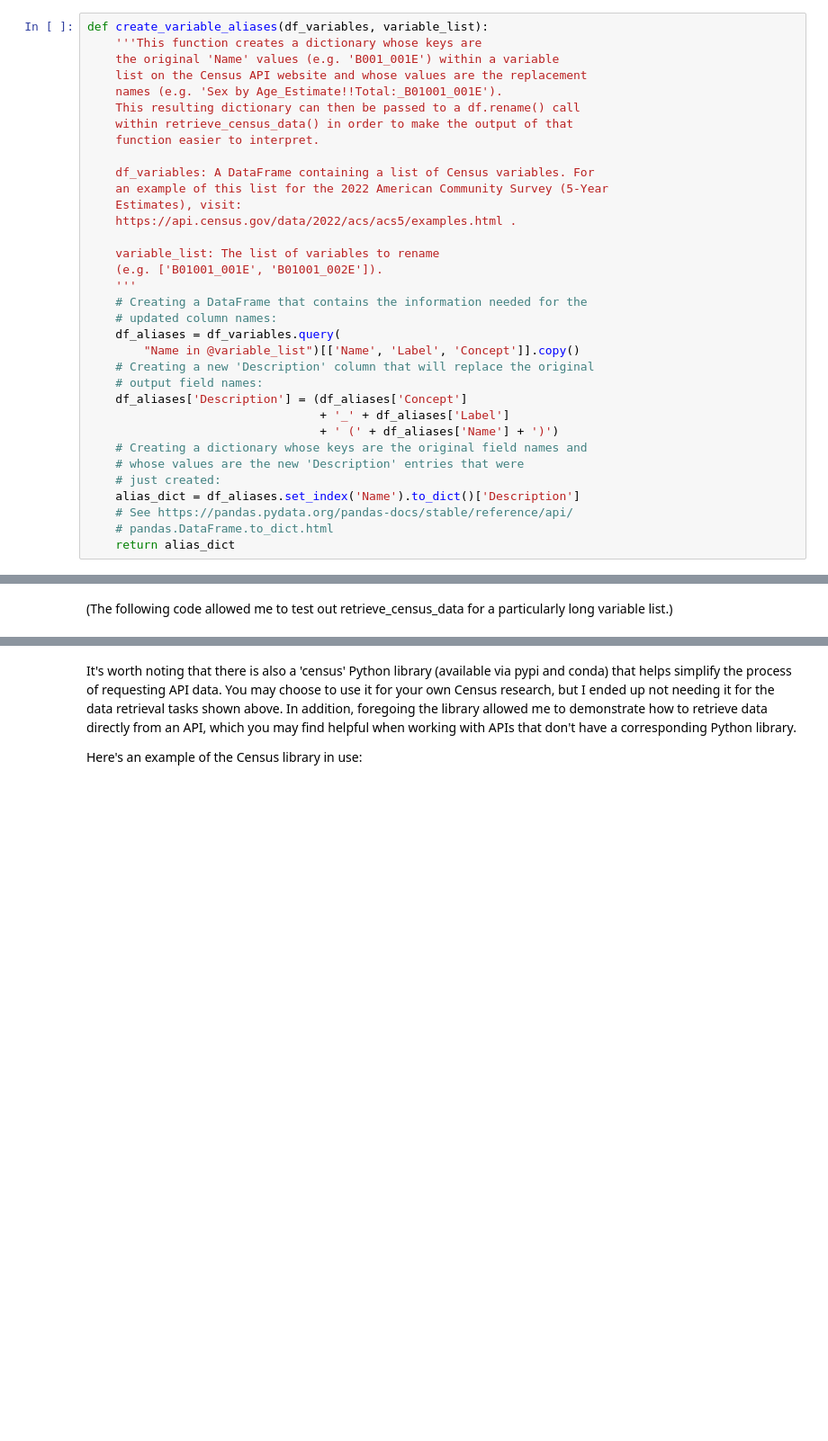
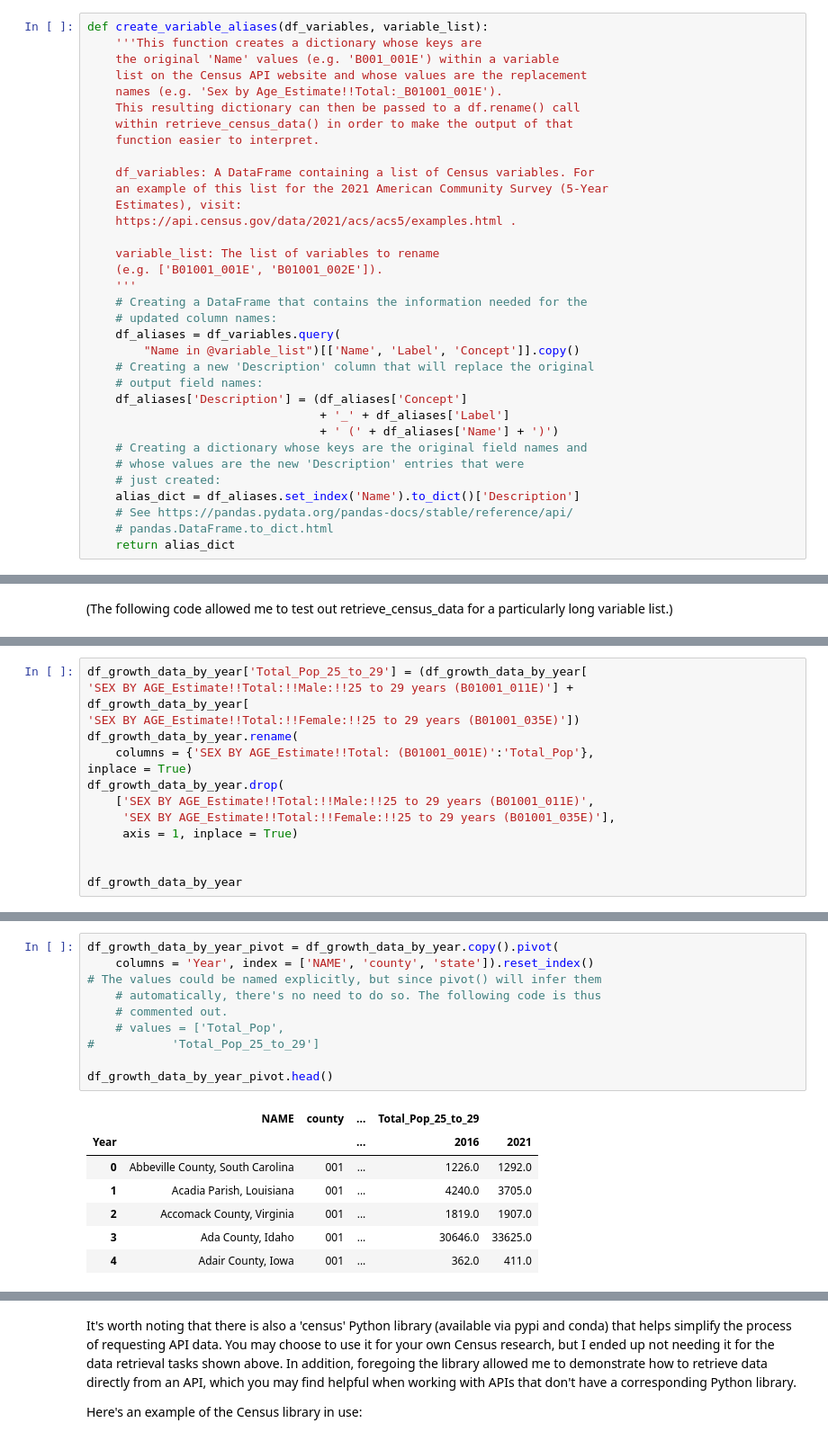
Before and after one commit to kburchfiel/pfn, a Jupyter notebook: Census_Data_Imports/census_data_imports.ipynb, the cells around one changed output, grey strips where cells are left out. Shown at 90% size. Drawn from its saved outputs; the diff is of its cells as text; blank space fills up the shorter version.

```diff
--- a/Census_Data_Imports/census_data_imports.ipynb
+++ b/Census_Data_Imports/census_data_imports.ipynb
@@ -198,9 +249,9 @@ def create_variable_aliases(df_variables, variable_list):
     function easier to interpret.
 
     df_variables: A DataFrame containing a list of Census variables. For
-    an example of this list for the 2022 American Community Survey (5-Year
+    an example of this list for the 2021 American Community Survey (5-Year
     Estimates), visit:
-    https://api.census.gov/data/2022/acs/acs5/examples.html .
+    https://api.census.gov/data/2021/acs/acs5/examples.html .
 
     variable_list: The list of variables to rename
     (e.g. ['B01001_001E', 'B01001_002E']).
@@ -470,0 +581,15 @@ Saving this data as a .csv file so that we can create maps of it within the Mapp
+# %%
+df_growth_data_by_year['Total_Pop_25_to_29'] = (df_growth_data_by_year[
+'SEX BY AGE_Estimate!!Total:!!Male:!!25 to 29 years (B01001_011E)'] +
+df_growth_data_by_year[
+'SEX BY AGE_Estimate!!Total:!!Female:!!25 to 29 years (B01001_035E)'])
+df_growth_data_by_year.rename(
+    columns = {'SEX BY AGE_Estimate!!Total: (B01001_001E)':'Total_Pop'},
+inplace = True)
+df_growth_data_by_year.drop(
+    ['SEX BY AGE_Estimate!!Total:!!Male:!!25 to 29 years (B01001_011E)',
+     'SEX BY AGE_Estimate!!Total:!!Female:!!25 to 29 years (B01001_035E)'],
+     axis = 1, inplace = True)
+
+
+df_growth_data_by_year
@@ -470,0 +606,18 @@ Saving this data as a .csv file so that we can create maps of it within the Mapp
+# %%
+df_growth_data_by_year_pivot = df_growth_data_by_year.copy().pivot(
+    columns = 'Year', index = ['NAME', 'county', 'state']).reset_index()
+# The values could be named explicitly, but since pivot() will infer them
+    # automatically, there's no need to do so. The following code is thus
+    # commented out.
+    # values = ['Total_Pop',
+#           'Total_Pop_25_to_29']
+
+df_growth_data_by_year_pivot.head()
+# %% [output]
+|  | NAME | county | ... | Total_Pop_25_to_29 |  |
+| Year |  |  | ... | 2016 | 2021 |
+| 0 | Abbeville County, South Carolina | 001 | ... | 1226.0 | 1292.0 |
+| 1 | Acadia Parish, Louisiana | 001 | ... | 4240.0 | 3705.0 |
+| 2 | Accomack County, Virginia | 001 | ... | 1819.0 | 1907.0 |
+| 3 | Ada County, Idaho | 001 | ... | 30646.0 | 33625.0 |
+| 4 | Adair County, Iowa | 001 | ... | 362.0 | 411.0 |
```
Also changed, not shown: parts of 109 cells of this notebook, 7 other files.
